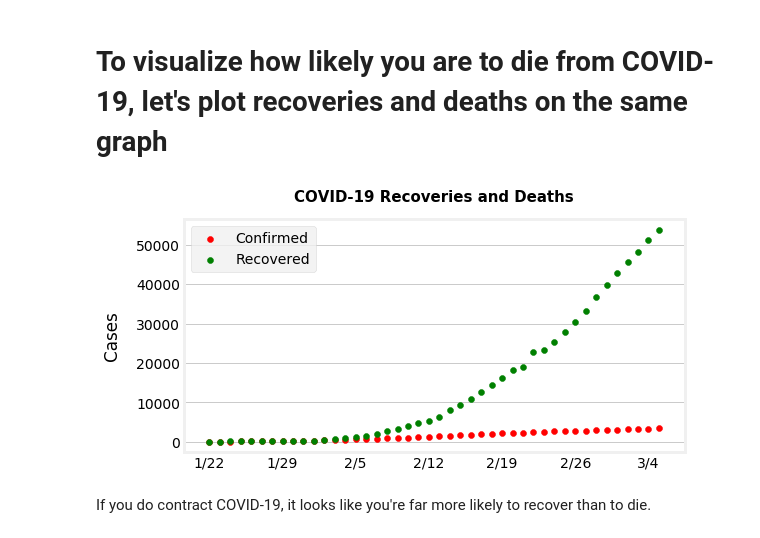
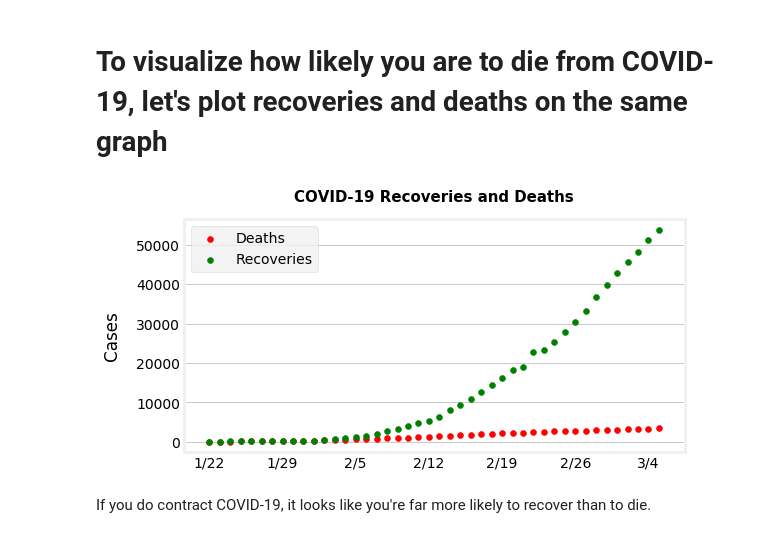
Before and after one commit to HKang42/DS-Unit-1-Build, a Jupyter notebook: COVID_19_Project.ipynb, the cells around one changed output. Saved outputs shown, nothing was run; the diff lists cells and outputs as text; code cells hidden in the pictures.

```diff
--- a/COVID_19_Project.ipynb
+++ b/COVID_19_Project.ipynb
@@ -504,7 +504,7 @@ for date in world_total.columns:
 # plot data for everywhere outside Mainland China
 # most lines are copy and pasted or modified from previous plot.
 # set y-max to a value slightly above the world total to get a better graph
-# To see the graph with all 3 data sets, simply uncomment the 2 lines containing 'data1' and recalculate y_max
+# To see the graph with all 3 data sets, simply uncomment the 2 lines containing 'data1', recalculate y_max, and add a legend label
 
 x_values = world_total.columns
 #data1 = world_total.iloc[ 0 , :]
@@ -515,35 +515,35 @@ data3 = world_total.iloc[ 2 , :]
 y_max = world_total.iloc[ [1,2] , -1].sum()
 
 title1 = 'COVID-19 Recoveries and Deaths'
 
 fig = plt.figure( figsize=[8,4] )
 plt.style.use('fivethirtyeight')
 
 ax1 = fig.add_subplot(1,1,1)
 
 #ax1.scatter(x_values, data1)
 ax1.scatter(x_values, data3, color = 'r')
 ax1.scatter(x_values, data2, color = 'g')
 
 
 ax1.set_title(title1, fontweight = 'bold', fontsize = 15, y = 1.05)
 ax1.set_ylabel('Cases')
 ax1.yaxis.labelpad = 15
 
 ticklist = ax1.xaxis.get_ticklabels()
 ticklist = list(set(ticklist) - set(ticklist[::7]))
 for label in ticklist:
     label.set_visible(False)
 
 ax1.set_facecolor( color='None')
 fig.set_facecolor( color='None')
 
 ax1.grid( axis = 'x')
-ax1.legend(labels = ['Confirmed', 'Recovered' , 'Deceased'] )
+ax1.legend(labels = [  'Deaths' , 'Recoveries'] )
 
 plt.show()
 # %% [output]
-[figure, old version]
+[figure, new version]
 # %% [markdown]
 If you do contract COVID-19, it looks like you're far more likely to recover than to die.
 # %% [markdown]
```
